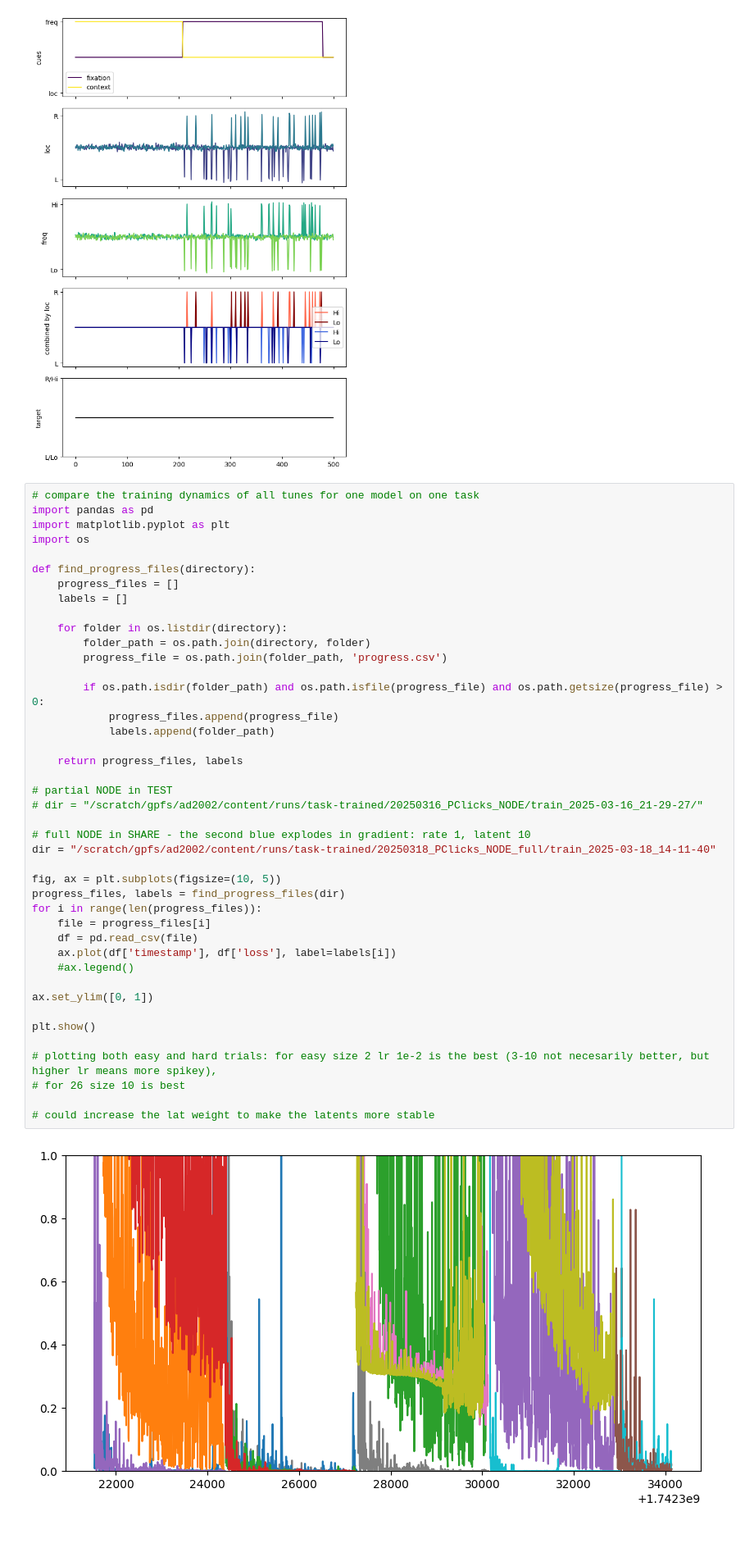
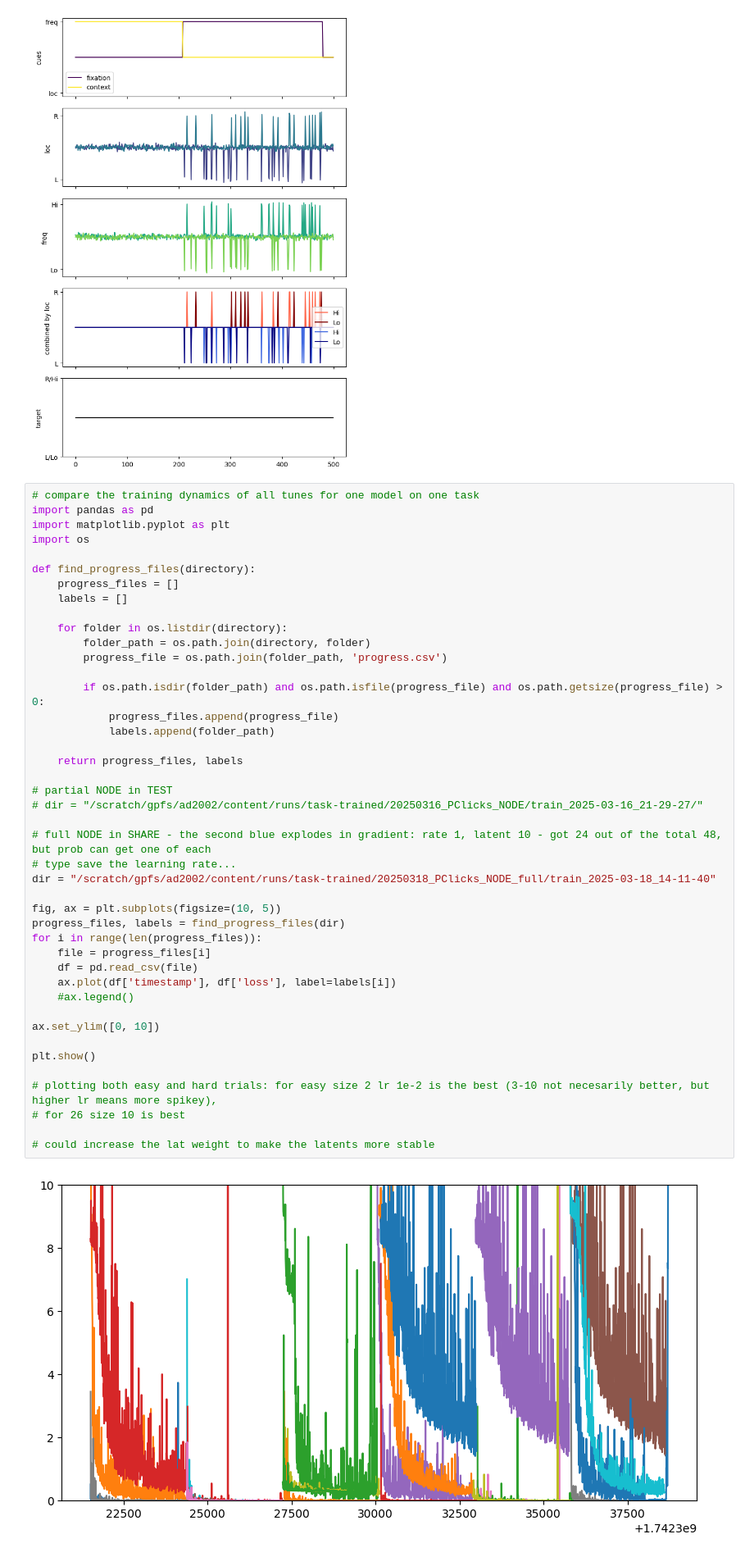
Before and after one commit to alejandradu/ComputationThruDynamicsBenchmark, a Jupyter notebook: examples/notebooks/Task_train+LINT.ipynb, the cells around one changed output. Shown at 82% size. Drawn from its saved outputs; the diff is of its cells as text.

```diff
--- a/examples/notebooks/Task_train+LINT.ipynb
+++ b/examples/notebooks/Task_train+LINT.ipynb
@@ -186,33 +193,34 @@ def find_progress_files(directory):
         folder_path = os.path.join(directory, folder)
         progress_file = os.path.join(folder_path, 'progress.csv')
 
         if os.path.isdir(folder_path) and os.path.isfile(progress_file) and os.path.getsize(progress_file) > 0:
             progress_files.append(progress_file)
             labels.append(folder_path)
 
     return progress_files, labels
 
 # partial NODE in TEST
 # dir = "/scratch/gpfs/ad2002/content/runs/task-trained/20250316_PClicks_NODE/train_2025-03-16_21-29-27/"
 
-# full NODE in SHARE - the second blue explodes in gradient: rate 1, latent 10
+# full NODE in SHARE - the second blue explodes in gradient: rate 1, latent 10 - got 24 out of the total 48, but prob can get one of each
+# type save the learning rate...
 dir = "/scratch/gpfs/ad2002/content/runs/task-trained/20250318_PClicks_NODE_full/train_2025-03-18_14-11-40"
 
 fig, ax = plt.subplots(figsize=(10, 5))
 progress_files, labels = find_progress_files(dir)
 for i in range(len(progress_files)):
     file = progress_files[i]
     df = pd.read_csv(file)
     ax.plot(df['timestamp'], df['loss'], label=labels[i])
     #ax.legend()
 
-ax.set_ylim([0, 1])
+ax.set_ylim([0, 10])
 
 plt.show()
 
 # plotting both easy and hard trials: for easy size 2 lr 1e-2 is the best (3-10 not necesarily better, but higher lr means more spikey),
 # for 26 size 10 is best
 
 # could increase the lat weight to make the latents more stable
 # %% [output]
-[figure, old version]
+[figure, new version]
```
Also changed, not shown: parts of 3 cells of this notebook, 35 other files.
